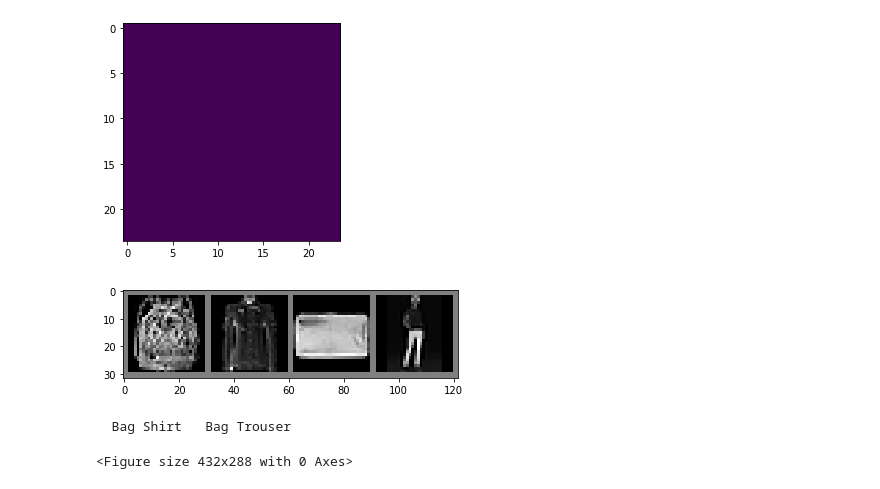
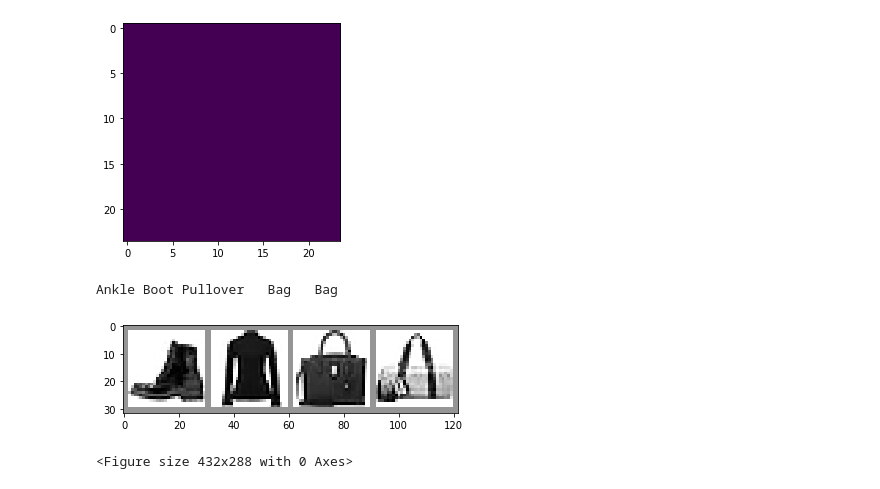
Before and after one commit to maxlvrv/FlexibleCNNs, a Jupyter notebook: E_BCMlike_FMNIST_Test1-Avgpool-Nomaxpool-Thresh2_Pretrained.ipynb, the cells around one changed output. Drawn from its saved outputs; the diff is of its cells as text; code cells hidden in the pictures.

```diff
--- a/E_BCMlike_FMNIST_Test1-Avgpool-Nomaxpool-Thresh2_Pretrained.ipynb
+++ b/E_BCMlike_FMNIST_Test1-Avgpool-Nomaxpool-Thresh2_Pretrained.ipynb
@@ -215,24 +215,21 @@ def plot_classes_preds(net, images, labels):
 def get_num_correct(preds, labels):
     return preds.argmax(dim=1).eq(labels).sum().item()
 # %%
-def imshow(img):
-    img = img / 2 + 0.5     # unnormalize
-    npimg = img.numpy()
-    plt.imshow(np.transpose(npimg, (1, 2, 0)))
-    plt.show()
-
-
 # get some random training images
 dataiter = iter(trainloader)
 images, labels = dataiter.next()
 
+# create grid of images
+img_grid = torchvision.utils.make_grid(images)
+
 # show images
-imshow(torchvision.utils.make_grid(images))
+matplotlib_imshow(img_grid, one_channel=True)
+
 # print labels
 print(' '.join('%5s' % classes[labels[j]] for j in range(4)))
 # %% [output]
+Ankle Boot Pullover   Bag   Bag
-[figure, old version]
+[figure, new version]
-  Bag Shirt   Bag Trouser
 # %%
 # plot the flex weights before training
 
```
Also changed, not shown: parts of 3 cells of this notebook, 4 other files.
